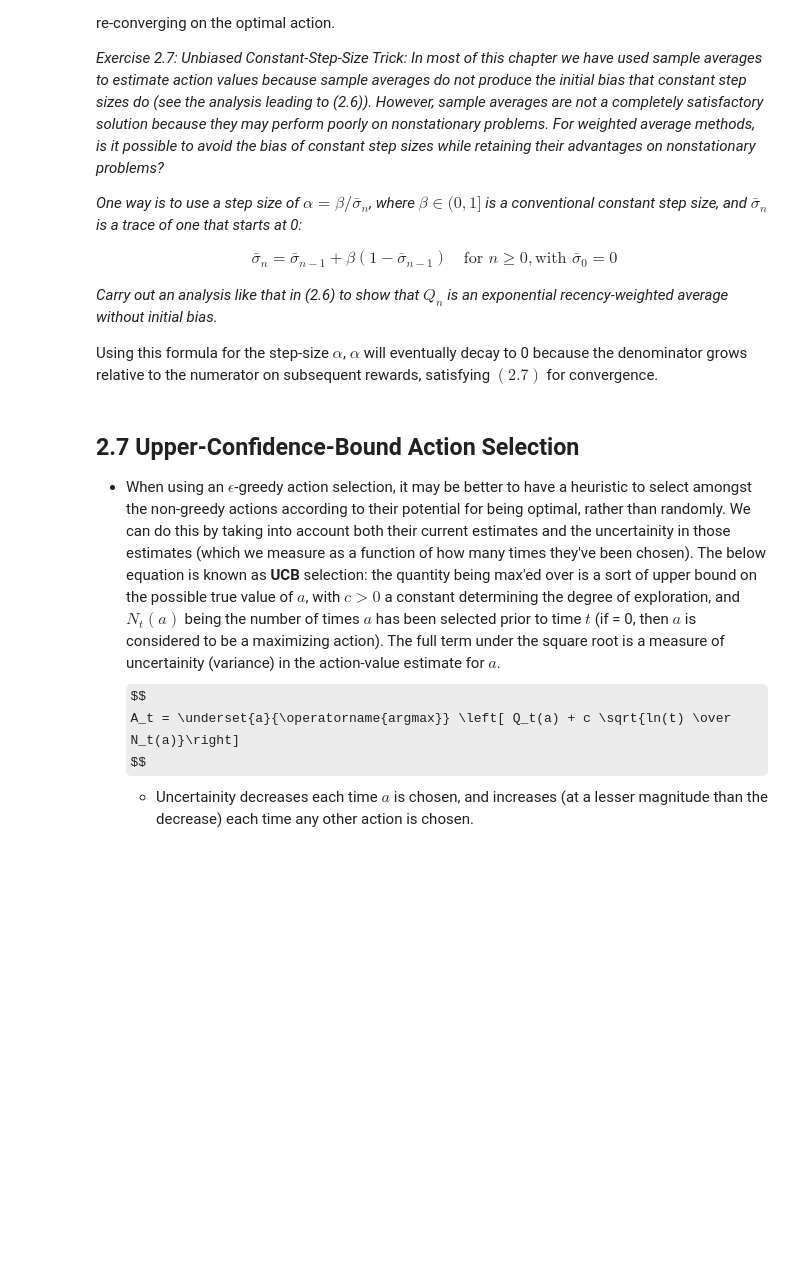
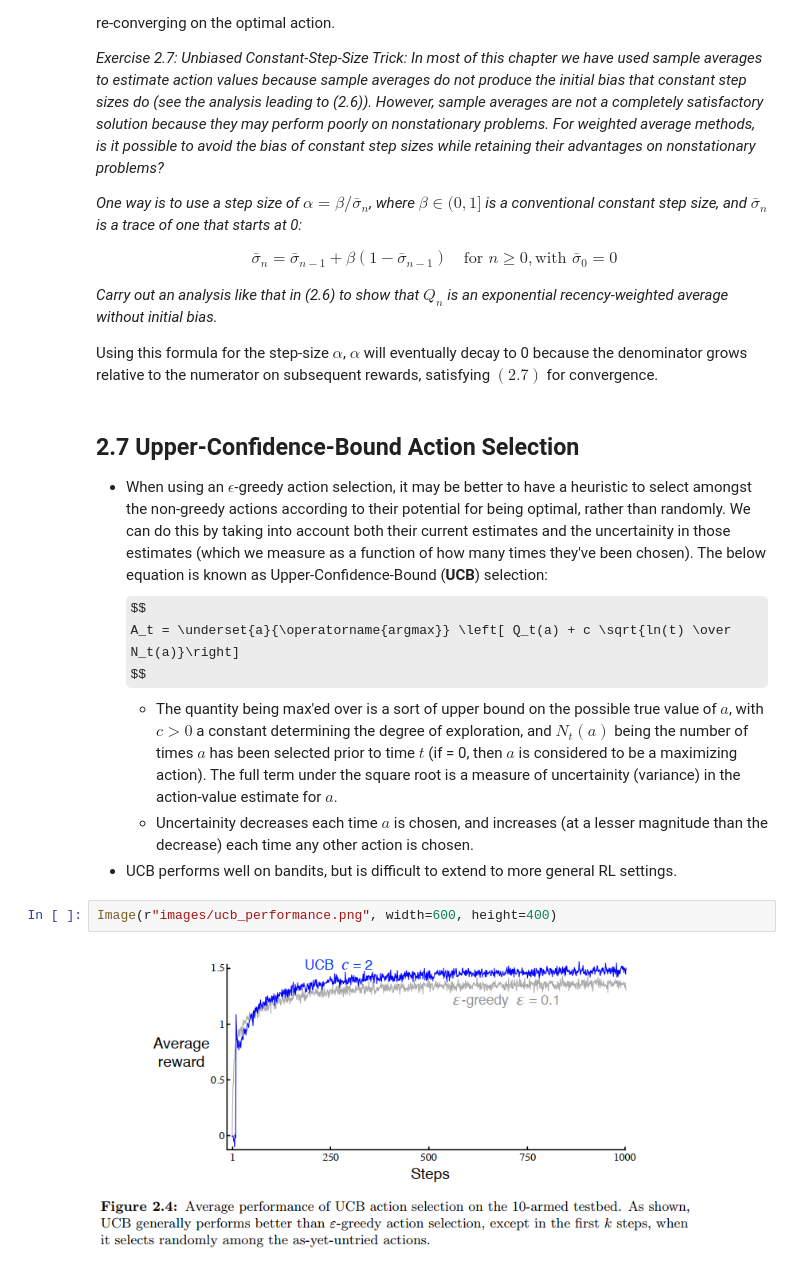
Before and after one commit to jkbhagatio/rl_sutton_barto_2e, a Jupyter notebook: rl2e/ch2/ch2.ipynb, the cells around one changed output. Cells and saved outputs as stored; diff of their text form; some formulas as TeX source; blank space fills up the shorter version.

```diff
--- a/rl2e/ch2/ch2.ipynb
+++ b/rl2e/ch2/ch2.ipynb
@@ -268,8 +341,14 @@ Using this formula for the step-size $\alpha$, $\alpha$ will eventually decay to
 # %% [markdown]
 ## 2.7 Upper-Confidence-Bound Action Selection
 
-- When using an $\epsilon$-greedy action selection, it may be better to have a heuristic to select amongst the non-greedy actions according to their potential for being optimal, rather than randomly. We can do this by taking into account both their current estimates and the uncertainity in those estimates (which we measure as a function of how many times they've been chosen). The below equation is known as **UCB** selection: the quantity being max'ed over is a sort of upper bound on the possible true value of $a$, with $c > 0$ a constant determining the degree of exploration, and $N_t(a)$ being the number of times $a$ has been selected prior to time $t$ (if = 0, then $a$ is considered to be a maximizing action). The full term under the square root is a measure of uncertainity (variance) in the action-value estimate for $a$.
+- When using an $\epsilon$-greedy action selection, it may be better to have a heuristic to select amongst the non-greedy actions according to their potential for being optimal, rather than randomly. We can do this by taking into account both their current estimates and the uncertainity in those estimates (which we measure as a function of how many times they've been chosen). The below equation is known as Upper-Confidence-Bound (**UCB**) selection:
 $$
 A_t = \underset{a}{\operatorname{argmax}} \left[ Q_t(a) + c \sqrt{ln(t) \over N_t(a)}\right]
 $$
+  - The quantity being max'ed over is a sort of upper bound on the possible true value of $a$, with $c > 0$ a constant determining the degree of exploration, and $N_t(a)$ being the number of times $a$ has been selected prior to time $t$ (if = 0, then $a$ is considered to be a maximizing action). The full term under the square root is a measure of uncertainity (variance) in the action-value estimate for $a$.
   - Uncertainity decreases each time $a$ is chosen, and increases (at a lesser magnitude than the decrease) each time any other action is chosen.
+- UCB performs well on bandits, but is difficult to extend to more general RL settings.
+# %%
+Image(r"images/ucb_performance.png", width=600, height=400)
+# %% [output]
+[figure, added]
```
Also changed, not shown: parts of 21 cells of this notebook, 11 other files.
